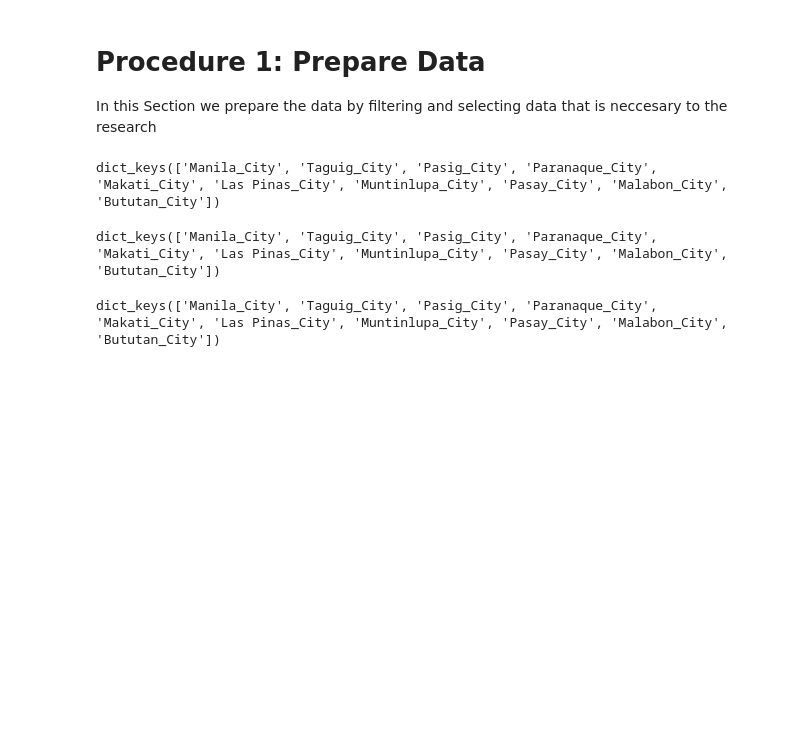
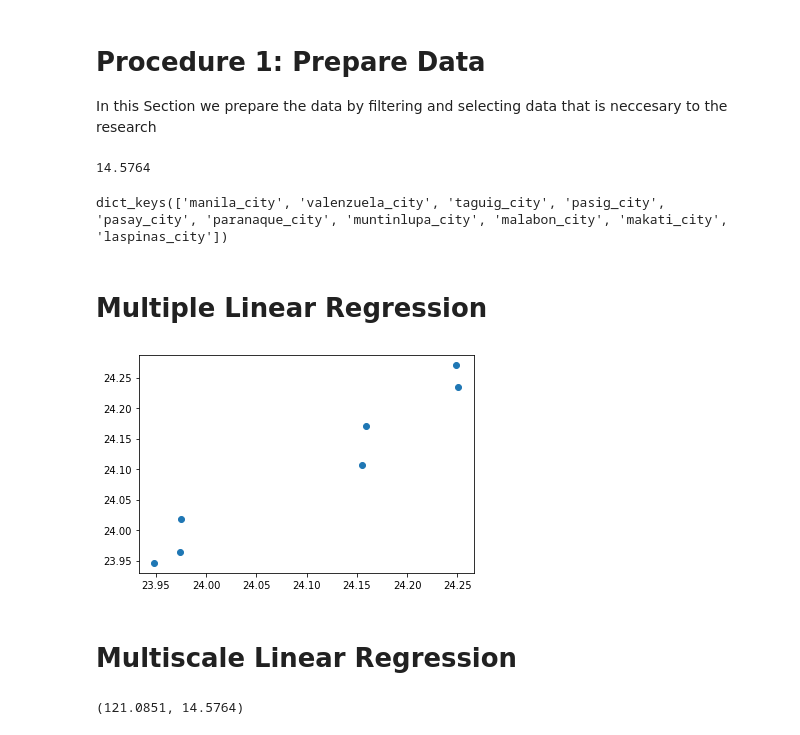
Before and after one commit to callmemark/Correlation-of-Night-Air-Temperature-and-light-pollution-in-major-cities-in-the-Philippines, a Jupyter notebook: Thesis_Proc.ipynb, the cells around one changed output. Drawn from its saved outputs; the diff is of its cells as text; code cells hidden in the pictures; blank space fills up the shorter version.

```diff
--- a/Thesis_Proc.ipynb
+++ b/Thesis_Proc.ipynb
@@ -250,27 +238,20 @@ In this Section we prepare the data by filtering and selecting data that is necc
 nt_city_df_dict = {}
 
 # loop through the list
-for tf1, tf2 in zip(CITY_NAME_2010_2010, CITY_NAME_2011_2020):
-  # creating str | expected result ex. Manila_City
-  tf1_name = tf1.split("_")[0] + "_" + tf1.split("_")[1]
-  tf2_name = tf2.split("_")[0] + "_" + tf2.split("_")[1]
+for city in CITY_NAME:
+  dict_key = city
+  city_df = pd.read_csv(get_file_path(city), skiprows = 13)
 
-  # check if combining data from the same city
-  if tf1_name == tf2_name:
-    dict_key = tf1_name
-    # combine data from 2010-2020
-    comb_df = read_and_comb_dataset(get_file_path(str(tf1)), get_file_path(str(tf2)))
+  # filter data from t-19 to t-04
+  print("Proc city: ", city)
+  nightime_data = city_df.loc[(city_df["HR"] <= 4) | (city_df["HR"] >= 19)]
 
-    # filter data from t-19 to t-04
-    nightime_data = comb_df.loc[(comb_df["HR"] <= 4) | (comb_df["HR"] >= 19)]
+  # create new dictinary item and add new data
+  nt_city_df_dict[dict_key] = nightime_data
 
-    # create new dictinary item and add new data
-    nt_city_df_dict[dict_key] = nightime_data
-
-  # raise custom error if data are from different city
-  elif tf1_name != tf2_name:
-    raise Exception("Error: City Names did not match | cannot proceed")
 
 print(nt_city_df_dict.keys())
-# %% [output]
-dict_keys(['Manila_City', 'Taguig_City', 'Pasig_City', 'Paranaque_City', 'Makati_City', 'Las Pinas_City', 'Muntinlupa_City', 'Pasay_City', 'Malabon_City', 'Bututan_City'])
+# %%
+nt_city_df_dict["pasig_city"]["Lat"].iloc[0]
+# %% [output]
+14.5764
@@ -277,15 +261,15 @@ dict_keys(['Manila_City', 'Taguig_City', 'Pasig_City', 'Paranaque_City', 'Makati
 # %%
 # year 2011-2020
-year_range = [i for i in range(2010, 2021)]
+year_range = [i for i in range(2012, 2022)]
 # climactic factors
-df_params = ["PS", "T2M", "QV2M", "WS10M", "PRECTOTCORR"]
+df_params = ["PS", "T2M", "QV2M", "WS10M", "PRECTOTCORR", "Lat", "Long"]
 
 # initialize empty dictionary
 cities_yparam_avg_val = {}
 
 # loop through the cities
-for city_fname in CITY_NAME_2011_2020: # or CITY_NAME_2010_2010 || Same value
-  city_dict_key = city_fname.split("_")[0] + "_" + city_fname.split("_")[1]
+for city_name in CITY_NAME: # or CITY_NAME_2010_2010 || Same value
+  city_dict_key = city_name
   cities_yparam_avg_val[city_dict_key] = {}
 
   # loop through the climatic factors
@@ -296,22 +280,25 @@ for city_fname in CITY_NAME_2011_2020: # or CITY_NAME_2010_2010 || Same value
     # loop through the year
     for _year in year_range:
       # get the average value of the current iterated climatic factor
-      param_avg_val = np.average(np.array(nt_city_df_dict[city_dict_key].loc[nt_city_df_dict[city_dict_key]["YEAR"] == _year][param_name]))
+
+      tgt_y = nt_city_df_dict[city_dict_key].loc[nt_city_df_dict[city_dict_key]["YEAR"] == _year][param_name]
+      param_avg_val = np.average(np.array(tgt_y))
+
       # appent to empty list
       initial_param_avg_list.append(param_avg_val)
+
       # add new dictionary key and its value
       cities_yparam_avg_val[city_dict_key][param_name] = np.array(initial_param_avg_list)
 
 
-
 print(cities_yparam_avg_val.keys())
 # %% [output]
-dict_keys(['Manila_City', 'Taguig_City', 'Pasig_City', 'Paranaque_City', 'Makati_City', 'Las Pinas_City', 'Muntinlupa_City', 'Pasay_City', 'Malabon_City', 'Bututan_City'])
+dict_keys(['manila_city', 'valenzuela_city', 'taguig_city', 'pasig_city', 'pasay_city', 'paranaque_city', 'muntinlupa_city', 'malabon_city', 'makati_city', 'laspinas_city'])
 # %%
 months = [i for i in range(1,13)]
 cities_yparam_avg_val_month = {}
 months
-for city_fname in CITY_NAME_2011_2020: # or CITY_NAME_2010_2010 || Same value
+for city_fname in CITY_NAME: # or CITY_NAME_2010_2010 || Same value
   city_dict_key = city_fname.split("_")[0] + "_" + city_fname.split("_")[1]
   cities_yparam_avg_val_month[city_dict_key] = {}
 
@@ -332,8 +319,14 @@ for city_fname in CITY_NAME_2011_2020: # or CITY_NAME_2010_2010 || Same value
 
 
 
-
 print(cities_yparam_avg_val_month.keys())
-# %% [output]
-dict_keys(['Manila_City', 'Taguig_City', 'Pasig_City', 'Paranaque_City', 'Makati_City', 'Las Pinas_City', 'Muntinlupa_City', 'Pasay_City', 'Malabon_City', 'Bututan_City'])
+# %% [markdown]
+<h1>Multiple Linear Regression</h1>
+# %%
+_model_01 = ProcessMMreg(cities_yparam_avg_val["pasig_city"], y_val_arg = "T2M")
+_model_01.run_standard_proc()
+# %% [output]
+[figure, added]
+# %% [markdown]
+<h1>Multiscale Linear Regression</h1>
 # %%
@@ -357,2 +343,6 @@ Malabon_df = pd.DataFrame(cities_yparam_avg_val["Malabon_City"])
+# %%
+(nt_city_df_dict["pasig_city"]["Long"].iloc[0], nt_city_df_dict["pasig_city"]["Lat"].iloc[0])
+# %% [output]
+(121.0851, 14.5764)
 # %%
 # (long, lat)
```
Also changed, not shown: parts of 26 cells of this notebook.
